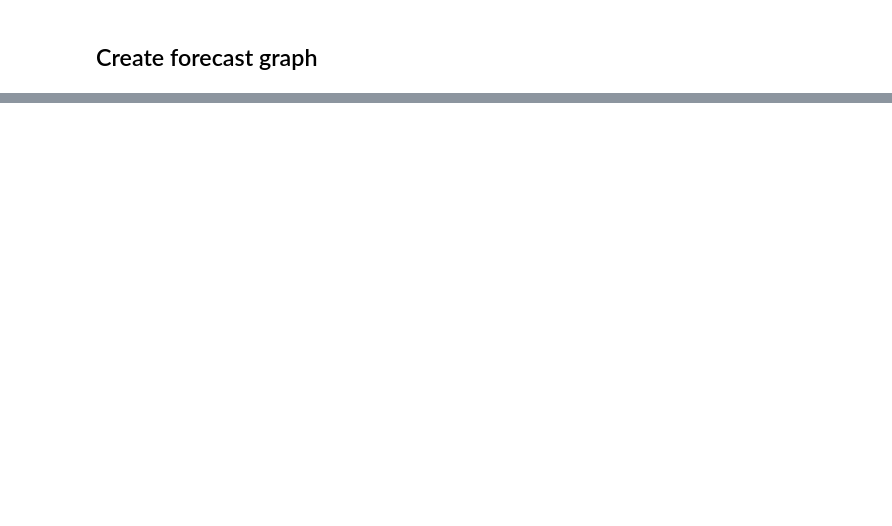
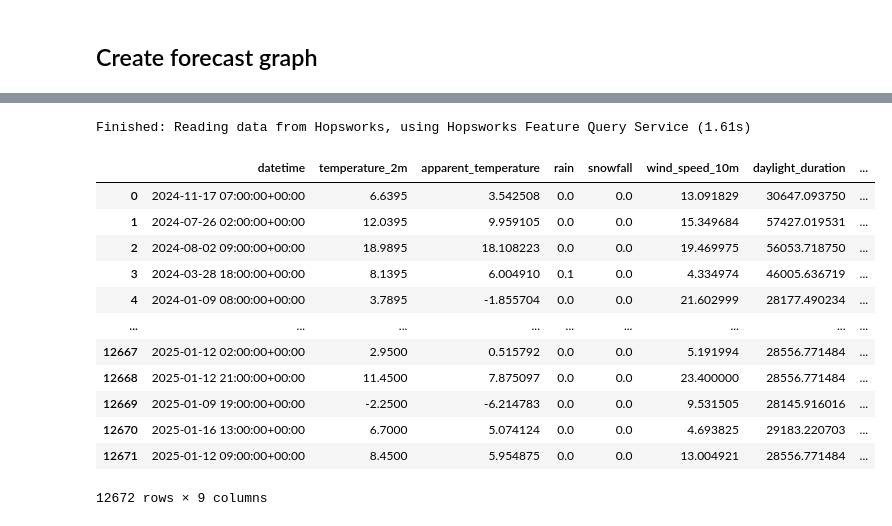
Before and after one commit to IsakNordg/ID2223-Project, a Jupyter notebook: 5. inference.ipynb, the cells around one changed output, grey strips where cells are left out. Drawn from its saved outputs; the diff is of its cells as text; code cells hidden in the pictures; blank space fills up the shorter version.

```diff
--- a/5. inference.ipynb
+++ b/5. inference.ipynb
@@ -185,0 +235,17 @@ monitoring_df
+# %%
+weather_fg.read()
+# %% [output]
+Finished: Reading data from Hopsworks, using Hopsworks Feature Query Service (1.61s)
+|  | datetime | temperature_2m | apparent_temperature | rain | snowfall | wind_speed_10m | daylight_duration | ... |
+| 0 | 2024-11-17 07:00:00+00:00 | 6.6395 | 3.542508 | 0.0 | 0.0 | 13.091829 | 30647.093750 | ... |
+| 1 | 2024-07-26 02:00:00+00:00 | 12.0395 | 9.959105 | 0.0 | 0.0 | 15.349684 | 57427.019531 | ... |
+| 2 | 2024-08-02 09:00:00+00:00 | 18.9895 | 18.108223 | 0.0 | 0.0 | 19.469975 | 56053.718750 | ... |
+| 3 | 2024-03-28 18:00:00+00:00 | 8.1395 | 6.004910 | 0.1 | 0.0 | 4.334974 | 46005.636719 | ... |
+| 4 | 2024-01-09 08:00:00+00:00 | 3.7895 | -1.855704 | 0.0 | 0.0 | 21.602999 | 28177.490234 | ... |
+| ... | ... | ... | ... | ... | ... | ... | ... | ... |
+| 12667 | 2025-01-12 02:00:00+00:00 | 2.9500 | 0.515792 | 0.0 | 0.0 | 5.191994 | 28556.771484 | ... |
+| 12668 | 2025-01-12 21:00:00+00:00 | 11.4500 | 7.875097 | 0.0 | 0.0 | 23.400000 | 28556.771484 | ... |
+| 12669 | 2025-01-09 19:00:00+00:00 | -2.2500 | -6.214783 | 0.0 | 0.0 | 9.531505 | 28145.916016 | ... |
+| 12670 | 2025-01-16 13:00:00+00:00 | 6.7000 | 5.074124 | 0.0 | 0.0 | 4.693825 | 29183.220703 | ... |
+| 12671 | 2025-01-12 09:00:00+00:00 | 8.4500 | 5.954875 | 0.0 | 0.0 | 13.004921 | 28556.771484 | ... |
+12672 rows × 9 columns
```
Also changed, not shown: parts of 13 cells of this notebook, 1 other file.
